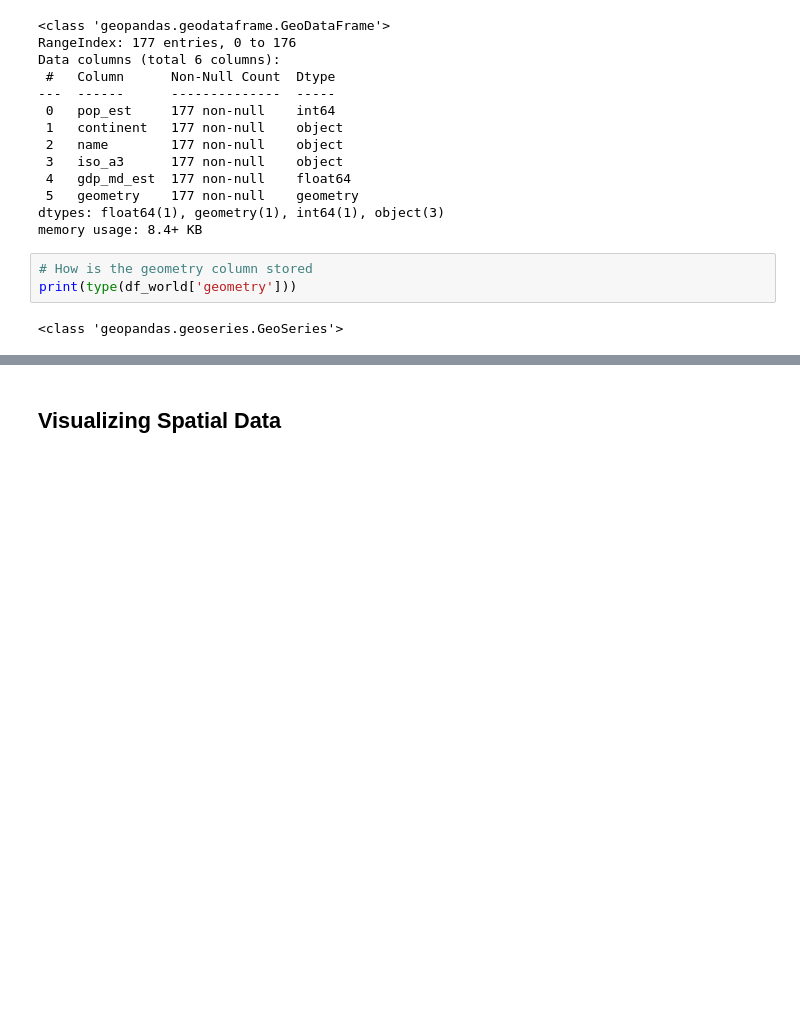
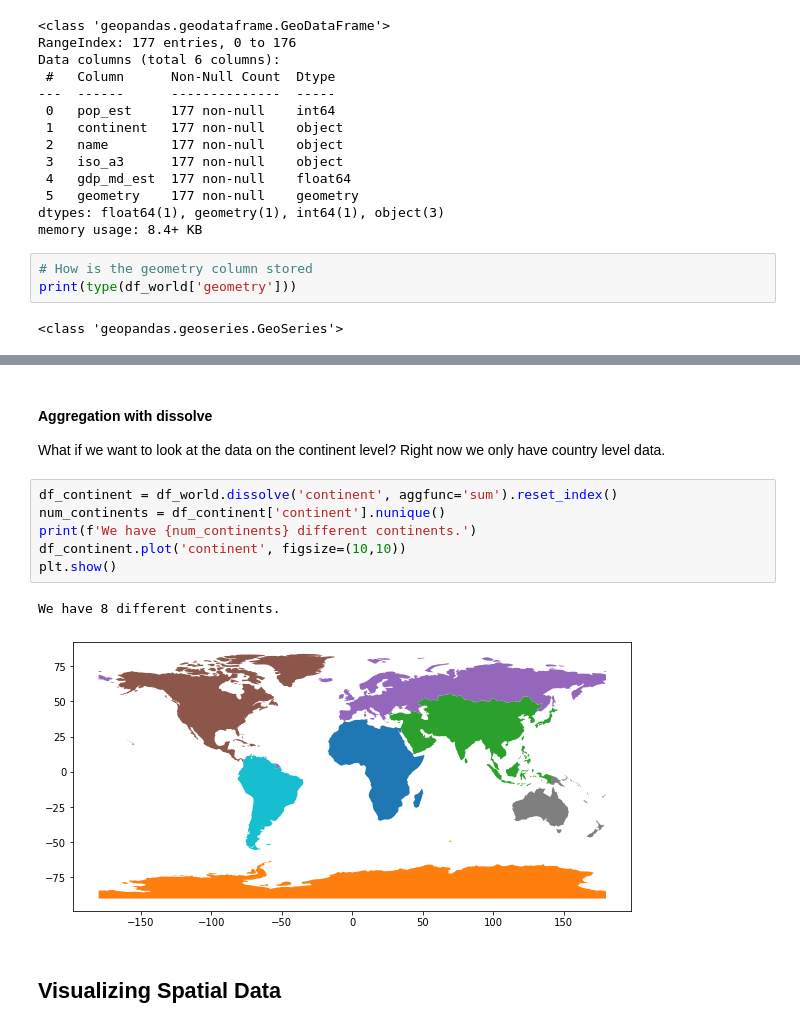
Before and after one commit to carolinadatascience/spatial-data-workshop, a Jupyter notebook: workshop.ipynb, the cells around one changed output, grey strips where cells are left out. Saved outputs shown, nothing was run; the diff lists cells and outputs as text; blank space fills up the shorter version.

Commit message:
analyzing spatial data section

```diff
--- a/workshop.ipynb
+++ b/workshop.ipynb
@@ -148,2 +153,14 @@ Length: 177, dtype: geometry
+# %% [markdown]
+#### Aggregation with dissolve
+What if we want to look at the data on the continent level? Right now we only have country level data.
+# %%
+df_continent = df_world.dissolve('continent', aggfunc='sum').reset_index()
+num_continents = df_continent['continent'].nunique()
+print(f'We have {num_continents} different continents.')
+df_continent.plot('continent', figsize=(10,10))
+plt.show()
+# %% [output]
+We have 8 different continents.
+[figure, added]
 # %% [markdown]
 ## Visualizing Spatial Data
```
Also changed, not shown: parts of 6 cells of this notebook.
